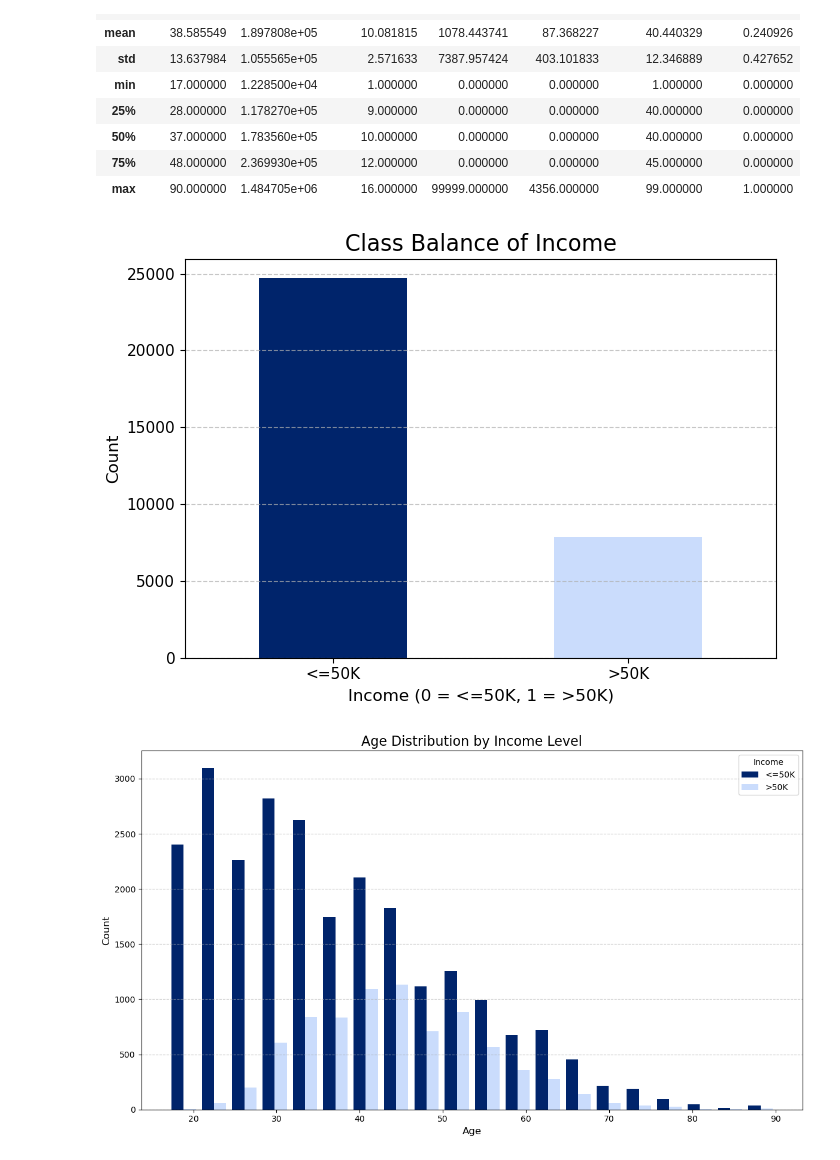
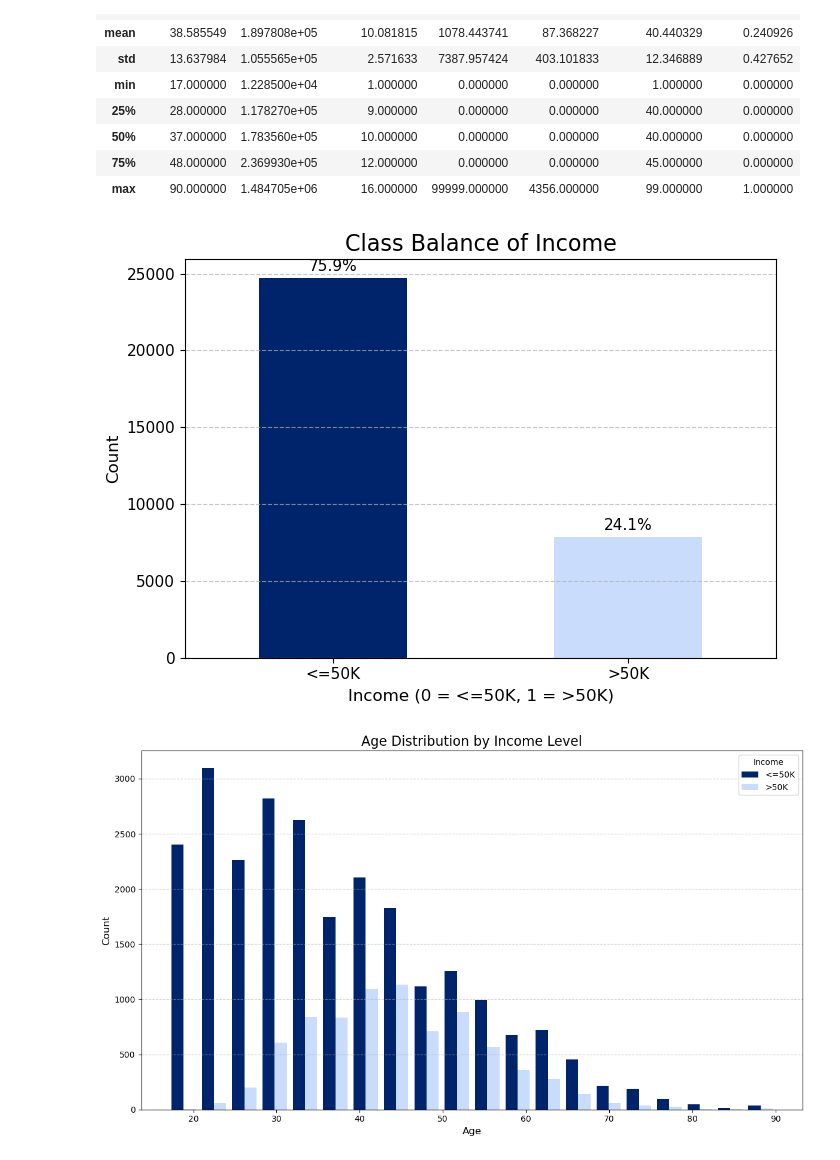
Before and after one commit to jnn-mllr/AML---final-project, a Jupyter notebook: notebooks/main.ipynb, the cells around one changed output. Drawn from its saved outputs; the diff is of its cells as text; code cells hidden in the pictures.

```diff
--- a/notebooks/main.ipynb
+++ b/notebooks/main.ipynb
@@ -119,20 +145,25 @@ df.describe()
 # %%
 # distribution of the target variable
 plt.figure(figsize=(7, 5))
 bars = df['income'].value_counts().sort_index().plot(
     kind='bar',
     color=['#00246B', '#CADCFC'],
 )
 plt.title('Class Balance of Income', fontsize=16)
 plt.xlabel('Income (0 = <=50K, 1 = >50K)', fontsize=12)
 plt.ylabel('Count', fontsize=12)
 plt.xticks([0, 1], ['<=50K', '>50K'], rotation=0, fontsize=11)
 plt.yticks(fontsize=11)
 plt.grid(axis='y', linestyle='--', alpha=0.7)
 plt.tight_layout()
+counts = df['income'].value_counts().sort_index()
+labels = ['<=50K', '>50K']
+for i, count in enumerate(counts):
+    pct = count / counts.sum() * 100
+    plt.text(i, count + 500, f'{pct:.1f}%', ha='center', fontsize=11)
 plt.show()
 # %% [output]
-[figure, old version]
+[figure, new version]
 # %%
 # relationship between income and age
 plt.figure(figsize=(12, 7))
```
Also changed, not shown: parts of 12 cells of this notebook, 2 other files.
